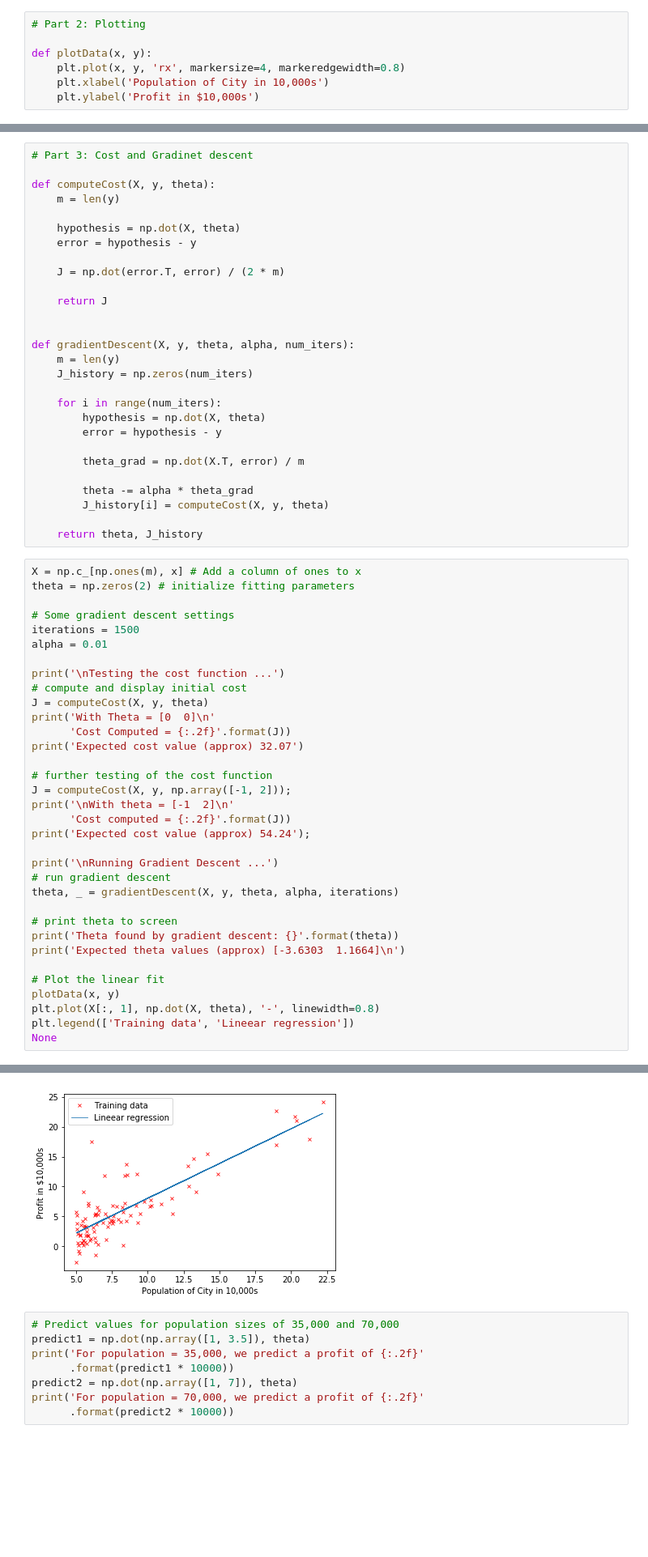
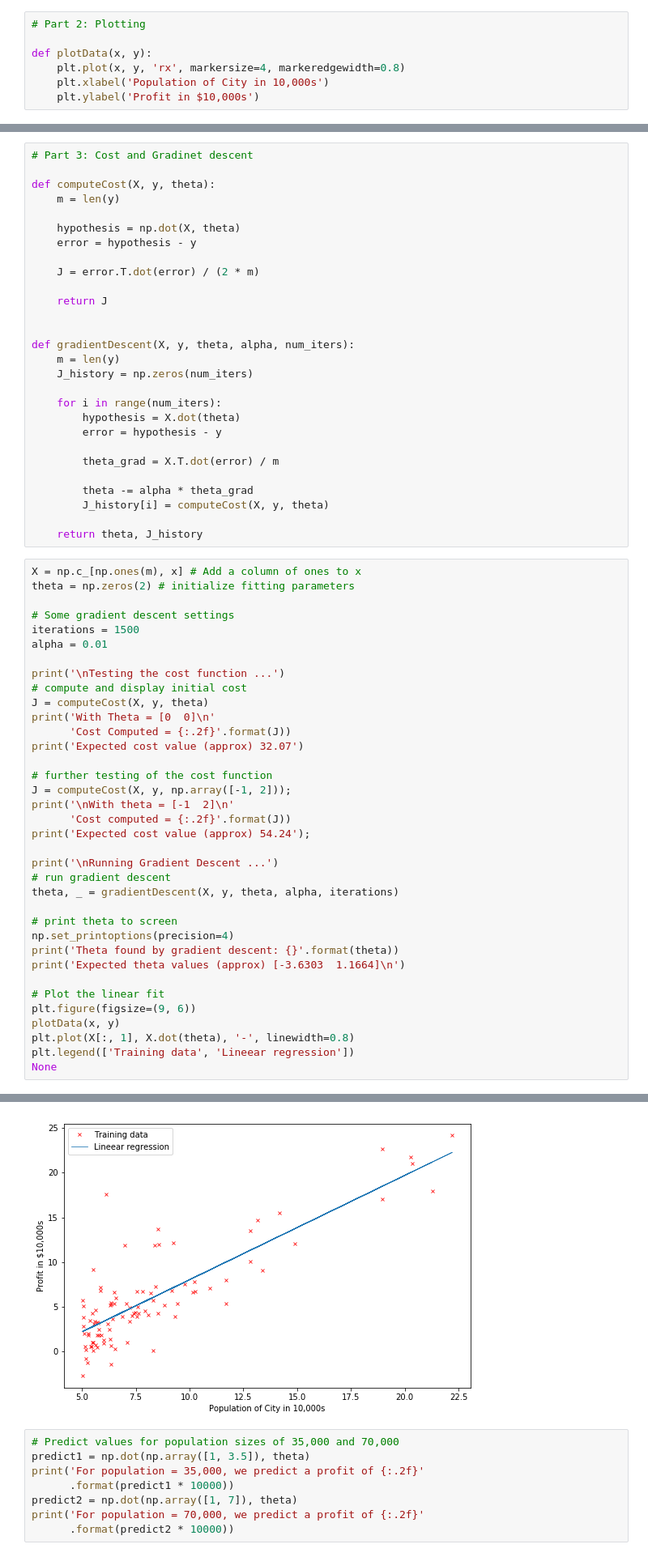
Before and after one commit to junwon1994/Coursera-ML, a Jupyter notebook: notebook/ex1.ipynb, the cells around one changed output, grey strips where cells are left out. Shown: that part at 81% size. Saved outputs shown, nothing was run; the diff lists cells and outputs as text; blank space fills up the shorter version.

```diff
--- a/notebook/ex1.ipynb
+++ b/notebook/ex1.ipynb
@@ -53,7 +54,7 @@ def computeCost(X, y, theta):
     hypothesis = np.dot(X, theta)
     error = hypothesis - y
 
-    J = np.dot(error.T, error) / (2 * m)
+    J = error.T.dot(error) / (2 * m)
 
     return J
 
@@ -63,10 +64,10 @@ def gradientDescent(X, y, theta, alpha, num_iters):
     J_history = np.zeros(num_iters)
 
     for i in range(num_iters):
-        hypothesis = np.dot(X, theta)
+        hypothesis = X.dot(theta)
         error = hypothesis - y
 
-        theta_grad = np.dot(X.T, error) / m
+        theta_grad = X.T.dot(error) / m
 
         theta -= alpha * theta_grad
         J_history[i] = computeCost(X, y, theta)
@@ -98,12 +99,14 @@ print('\nRunning Gradient Descent ...')
 theta, _ = gradientDescent(X, y, theta, alpha, iterations)
 
 # print theta to screen
+np.set_printoptions(precision=4)
 print('Theta found by gradient descent: {}'.format(theta))
 print('Expected theta values (approx) [-3.6303  1.1664]\n')
 
 # Plot the linear fit
+plt.figure(figsize=(9, 6))
 plotData(x, y)
-plt.plot(X[:, 1], np.dot(X, theta), '-', linewidth=0.8)
+plt.plot(X[:, 1], X.dot(theta), '-', linewidth=0.8)
 plt.legend(['Training data', 'Lineear regression'])
 None
 # %% [output]
@@ -121,5 +124,5 @@ Theta found by gradient descent: [-3.63029144  1.16636235]
 Expected theta values (approx) [-3.6303  1.1664]
-[figure, old version]
+[figure, new version]
 # %%
 # Predict values for population sizes of 35,000 and 70,000
 predict1 = np.dot(np.array([1, 3.5]), theta)
```
Also changed, not shown: parts of 3 cells of this notebook.
